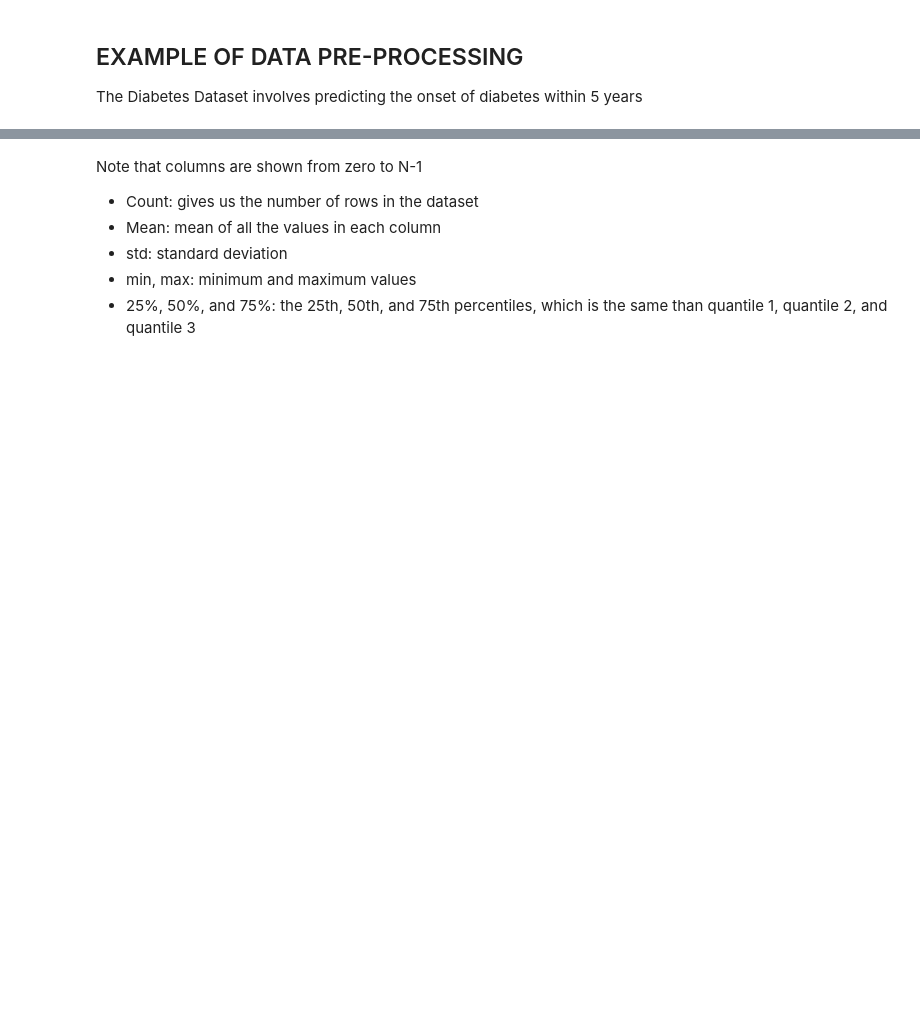
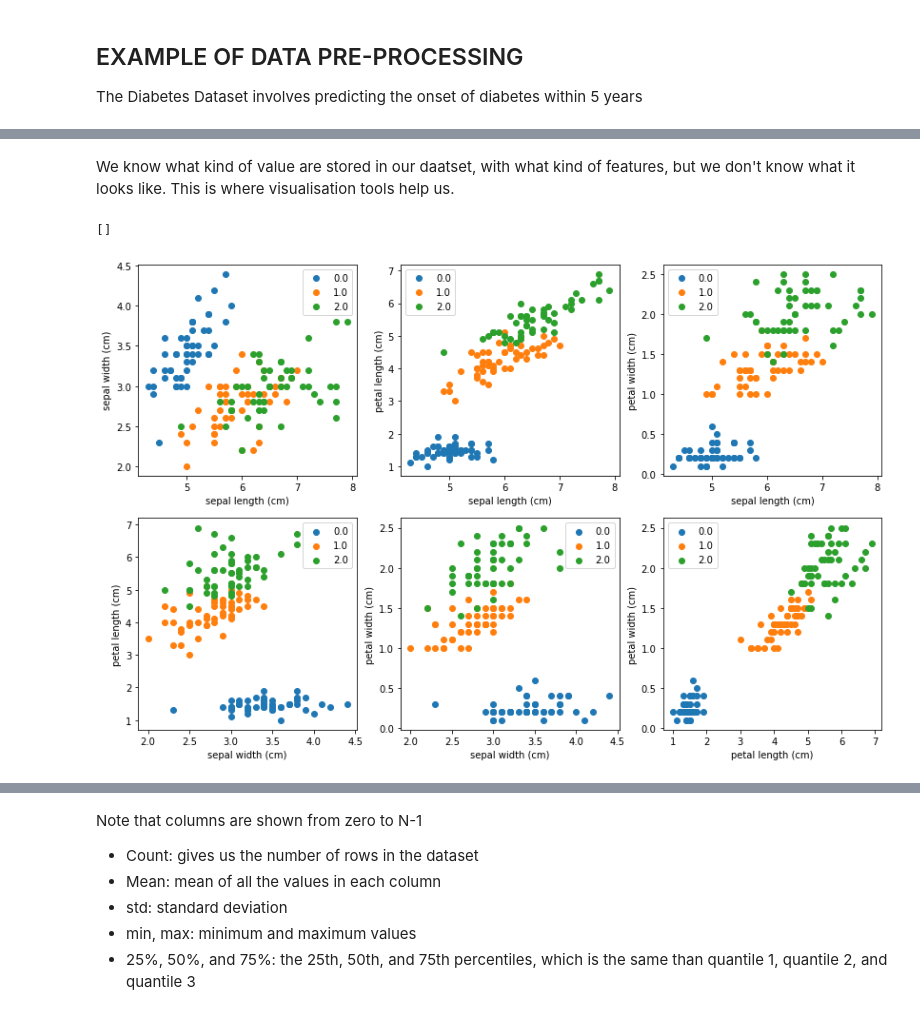
Before and after one commit to MartaVallejo/MachineLearning, a Jupyter notebook: DataPreprocessing.ipynb, the cells around one changed output, grey strips where cells are left out. Drawn from its saved outputs; the diff is of its cells as text; code cells hidden in the pictures; blank space fills up the shorter version.

Commit message:
UPDATE data processing notebook add a lot of visualiation TODO: add comment/explanation

```diff
--- a/DataPreprocessing.ipynb
+++ b/DataPreprocessing.ipynb
@@ -10,0 +13,10 @@ import pandas as pd
+# %%
+# Import the iris dataset from sklearn
+# https://scikit-learn.org/stable/modules/classes.html#module-sklearn.datasets
+from sklearn.datasets import load_iris
+# load the dataset
+iris = load_iris()
+# transform the dataset into a Pandas DataFrame to make it easier to display
+# it is not necessary to understand what is done here
+dataset = pd.DataFrame(data= np.column_stack([iris['data'], iris['target']]),
+                     columns= iris['feature_names'] + ['target'])
@@ -10,0 +37,32 @@ import pandas as pd
+# %% [markdown]
+We know what kind of value are stored in our daatset, with what kind of features, but we don't know what it looks like. This is where visualisation tools help us.
+# %%
+fig, axs = plt.subplots(2,3, figsize=(14,9))
+color = ['tab:blue', 'tab:orange', 'tab:green']
+for i in np.unique(dataset['target']):
+    idx = dataset['target'] == i
+    axs[0][0].scatter(dataset['sepal length (cm)'][idx], dataset['sepal width (cm)'][idx], c=color[int(i)], label=i)
+    axs[0][1].scatter(dataset['sepal length (cm)'][idx], dataset['petal length (cm)'][idx], c=color[int(i)], label=i)
+    axs[0][2].scatter(dataset['sepal length (cm)'][idx], dataset['petal width (cm)'][idx], c=color[int(i)], label=i)
+    axs[1][0].scatter(dataset['sepal width (cm)'][idx], dataset['petal length (cm)'][idx], c=color[int(i)], label=i)
+    axs[1][1].scatter(dataset['sepal width (cm)'][idx], dataset['petal width (cm)'][idx], c=color[int(i)], label=i)
+    axs[1][2].scatter(dataset['petal length (cm)'][idx], dataset['petal width (cm)'][idx], c=color[int(i)], label=i)
+# label
+for i in range(3):
+    axs[0][i].set_xlabel('sepal length (cm)')
+for i in range(2):
+    axs[1][i].set_xlabel('sepal width (cm)')
+axs[1][2].set_xlabel('petal length (cm)')
+axs[0][0].set_ylabel('sepal width (cm)')
+axs[0][1].set_ylabel('petal length (cm)')
+axs[0][2].set_ylabel('petal width (cm)')
+axs[1][0].set_ylabel('petal length (cm)')
+axs[1][1].set_ylabel('petal width (cm)')
+axs[1][2].set_ylabel('petal width (cm)')
+for i in range(3):
+    for j in range(2):
+        axs[j][i].legend()
+plt.plot()
+# %% [output]
+[]
+[figure, added]
```
Also changed, not shown: parts of 28 cells of this notebook.
